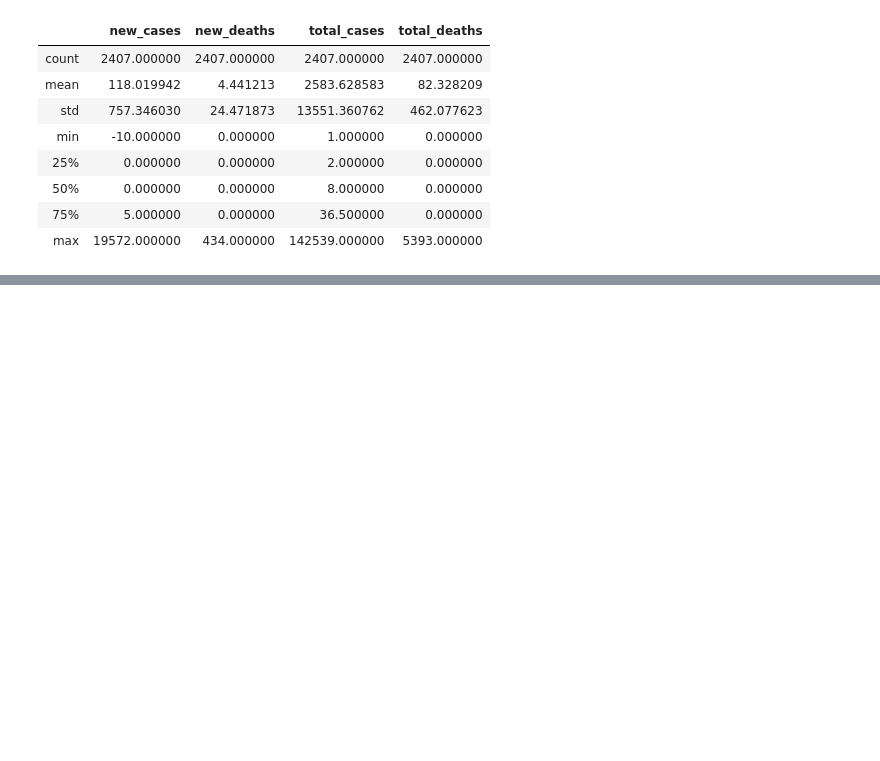
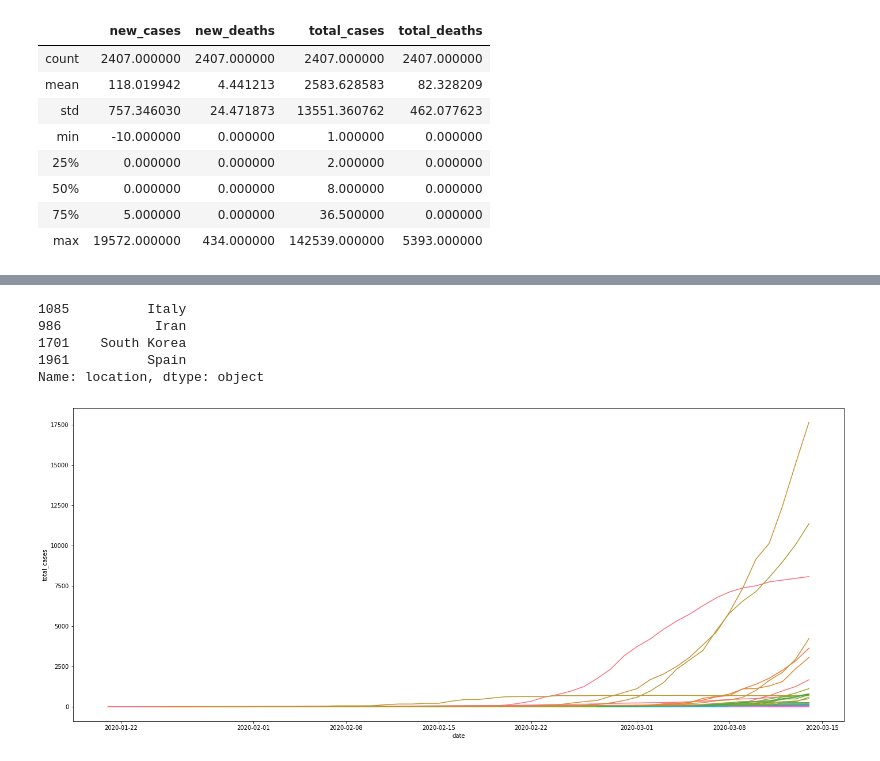
Before and after one commit to MohammedAlawami/corona-data-challenge, a Jupyter notebook: coronavirus_analysis.ipynb, the cells around one changed output, grey strips where cells are left out. Cells and saved outputs as stored; diff of their text form; code cells hidden in the pictures; blank space fills up the shorter version.

```diff
--- a/coronavirus_analysis.ipynb
+++ b/coronavirus_analysis.ipynb
@@ -88,0 +111,15 @@ full_dataset.describe()
+# %%
+highest_countries = no_china_dataset.nlargest(4, ['date', 'total_cases']).location
+highest_countries
+# %% [output]
+1085          Italy
+986            Iran
+1701    South Korea
+1961          Spain
+Name: location, dtype: object
+# %%
+plt.figure(figsize = (24, 10))
+ax = sns.lineplot(x="date", y="total_cases", hue="location", legend=False,  data=no_china_dataset)
+# ax.annotate(full_dataset.location[full_dataset.total_cases.max()], xy=(full_dataset.date.max(), full_dataset.total_cases.max()), xytext=(full_dataset.date.max(), full_dataset.total_cases.max()), arrowprops=dict(facecolor='black', shrink=0.05))
+# %% [output]
+[figure, added]
```
Also changed, not shown: parts of 9 cells of this notebook.
